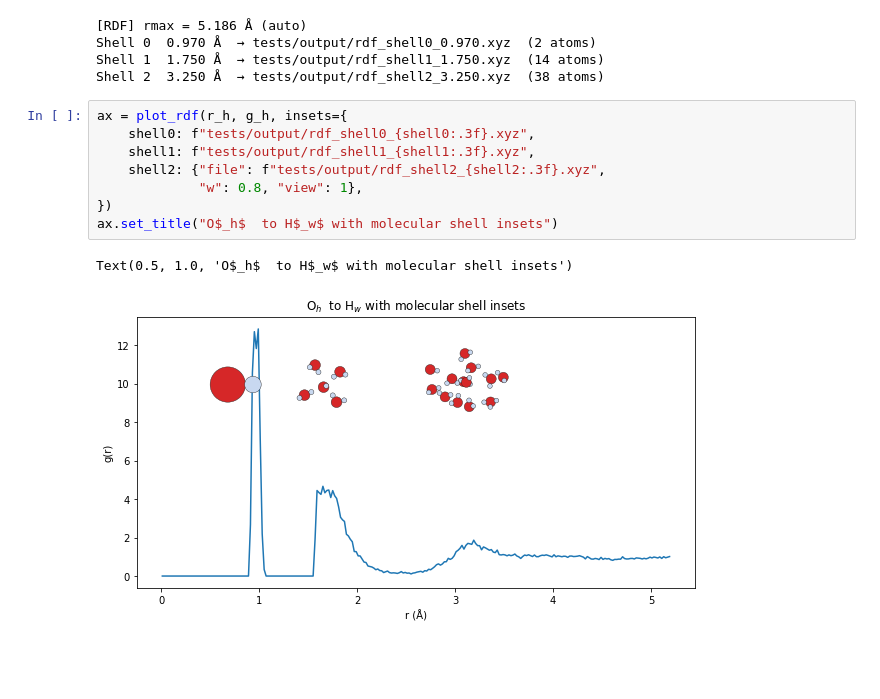
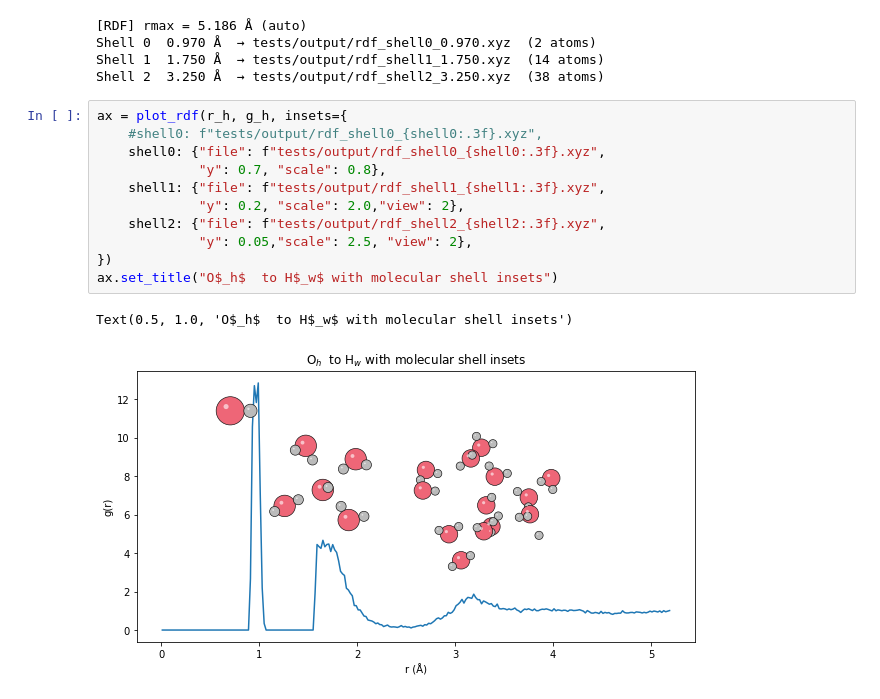
Before and after one commit to viktorsvahn/chempiler, a Jupyter notebook: chempiler_demo.ipynb, the cells around one changed output. Cells and saved outputs as stored; diff of their text form; blank space fills up the shorter version.

Commit message:
insets now use Tol-ifies Jmol colour and a more robust shell detection scheme

```diff
--- a/chempiler_demo.ipynb
+++ b/chempiler_demo.ipynb
@@ -265,15 +266,18 @@ Shell 1  1.750 Å  → tests/output/rdf_shell1_1.750.xyz  (14 atoms)
 Shell 2  3.250 Å  → tests/output/rdf_shell2_3.250.xyz  (38 atoms)
 # %%
 ax = plot_rdf(r_h, g_h, insets={
-    shell0: f"tests/output/rdf_shell0_{shell0:.3f}.xyz",
-    shell1: f"tests/output/rdf_shell1_{shell1:.3f}.xyz",
+    #shell0: f"tests/output/rdf_shell0_{shell0:.3f}.xyz",
+    shell0: {"file": f"tests/output/rdf_shell0_{shell0:.3f}.xyz",
+             "y": 0.7, "scale": 0.8},
+    shell1: {"file": f"tests/output/rdf_shell1_{shell1:.3f}.xyz",
+             "y": 0.2, "scale": 2.0,"view": 2},
     shell2: {"file": f"tests/output/rdf_shell2_{shell2:.3f}.xyz",
-             "w": 0.8, "view": 1},
+             "y": 0.05,"scale": 2.5, "view": 2},
 })
 ax.set_title("O$_h$  to H$_w$ with molecular shell insets")
 # %% [output]
 Text(0.5, 1.0, 'O$_h$  to H$_w$ with molecular shell insets')
-[figure, old version]
+[figure, new version]
 # %%
 from chempiler import show
 
```
Also changed, not shown: parts of 9 cells of this notebook, 1 other file.
